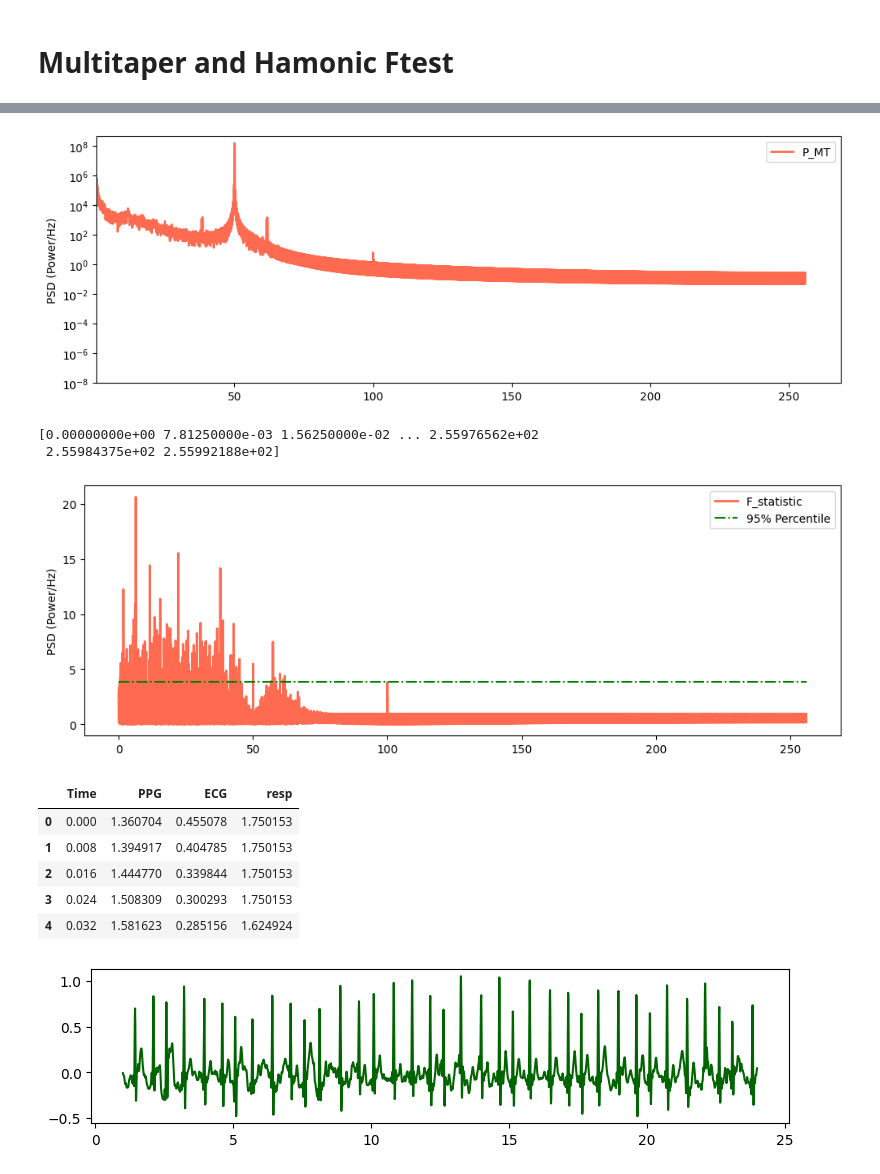
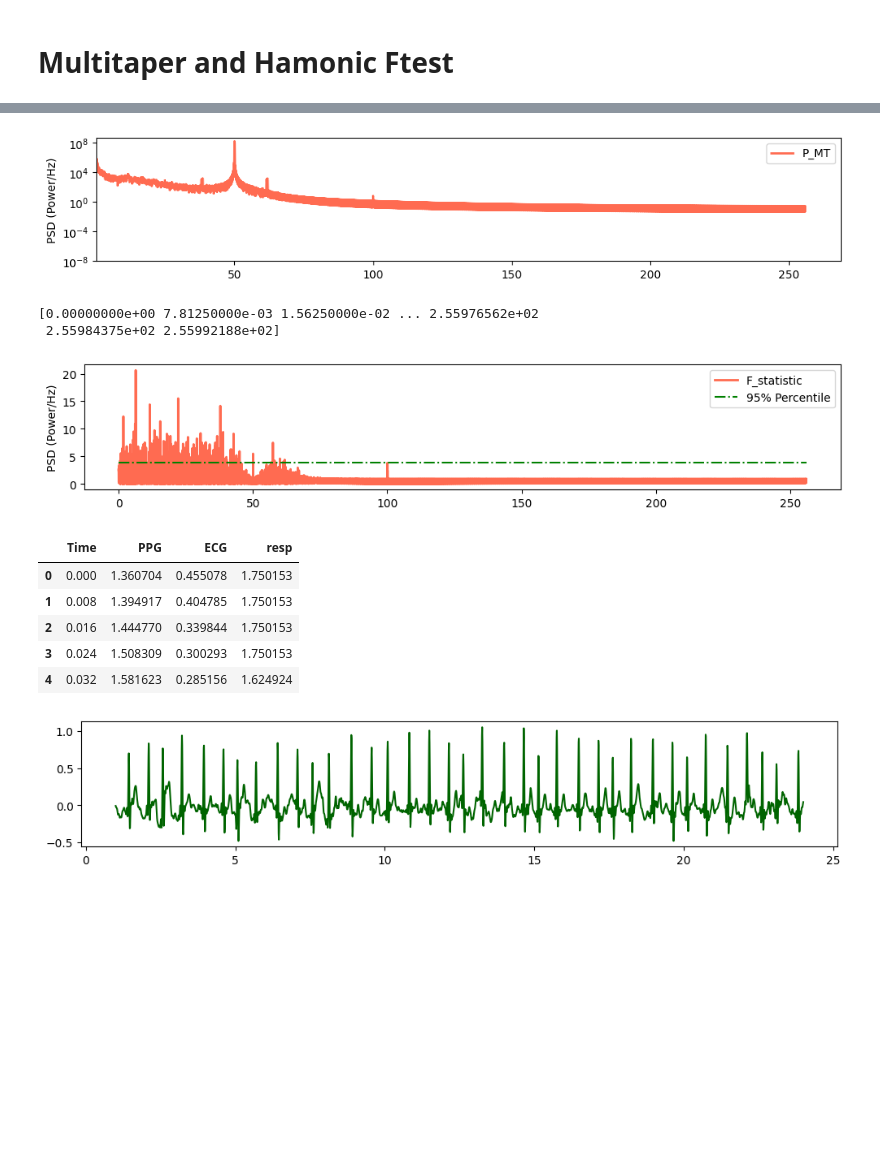
Before and after one commit to Chamusuke/Multitaper_harmonic_Ftest, a Jupyter notebook: python/example.ipynb, the cells around one changed output, grey strips where cells are left out. Cells and saved outputs as stored; diff of their text form; code cells hidden in the pictures; blank space fills up the shorter version.

```diff
--- a/python/example.ipynb
+++ b/python/example.ipynb
@@ -74,39 +74,39 @@ plt.show()
 # %%
 MTSpec = MultiTaper_Periodogram(NW=4,nfft=2**16)
 MTSpec.MT_Spec(signal_EEG, fs_EEG)
 
-fig = plt.figure(1, figsize=(12, 4))
+fig = plt.figure(figsize=(12, 2))
 ax = fig.add_subplot()
 a = 0.95
 ax.plot(MTSpec.f, MTSpec.mt_psd, '-',label='P_MT',alpha=a,  c ='tomato',lw=2)
 ax.set_ylabel('PSD (Power/Hz)')
 # ax.set_xscale('log')
 ax.set_xlim(0.1)
 ax.set_yscale('log')
 ax.set_ylim(1e-8)
 plt.legend()
 plt.show()
 
 
 MTSpec.Harmonic_Ftest(p_level=0.05)
 print(MTSpec.f)
-fig = plt.figure(figsize=(12, 4))
+fig = plt.figure(figsize=(12, 2))
 ax = fig.add_subplot()
 a = 0.95
 ax.plot(MTSpec.f, MTSpec.F, '-',label='F_statistic',alpha=a,  c ='tomato',lw=2)
 ax.hlines(MTSpec.F_crit, MTSpec.f[0], MTSpec.f[-1], linestyles="-.", color='green', label='95% Percentile')
 ax.set_ylabel('PSD (Power/Hz)')
 # ax.set_xscale('log')
 # ax.set_xlim(-5,5)
 # ax.set_yscale('log')
 # ax.set_ylim(1e-8)
 plt.legend()
 plt.show()
 # %% [output]
-[figure, old version]
+[figure, new version]
 [0.00000000e+00 7.81250000e-03 1.56250000e-02 ... 2.55976562e+02
  2.55984375e+02 2.55992188e+02]
-[figure, old version]
+[figure, new version]
 # %%
 df_ecg = pd.read_csv("../../test_data/ECG_data.csv")
 
@@ -136,7 +136,7 @@ gpass = 3     # 通過域最大損失[dB]
 gstop = 40    # 阻止域最小減衰[dB]
 signal_ecg = lowpass(signal_ecg, fs_ECG, cutoff, gpass, gstop)
 
-fig = plt.figure(1, figsize=(9,2))
+fig = plt.figure(1, figsize=(12,2))
 ax = fig.add_subplot()
 ax.plot(time_ecg, signal_ecg, color='darkgreen')
 plt.show()
@@ -147,7 +147,7 @@ plt.show()
 | 2 | 0.016 | 1.444770 | 0.339844 | 1.750153 |
 | 3 | 0.024 | 1.508309 | 0.300293 | 1.750153 |
 | 4 | 0.032 | 1.581623 | 0.285156 | 1.624924 |
-[figure, old version]
+[figure, new version]
 # %%
 MTSpec = MultiTaper_Periodogram(NW=4)
 MTSpec.MT_Spec(signal_ecg, fs_ECG)
```
Also changed, not shown: parts of 6 cells of this notebook.
